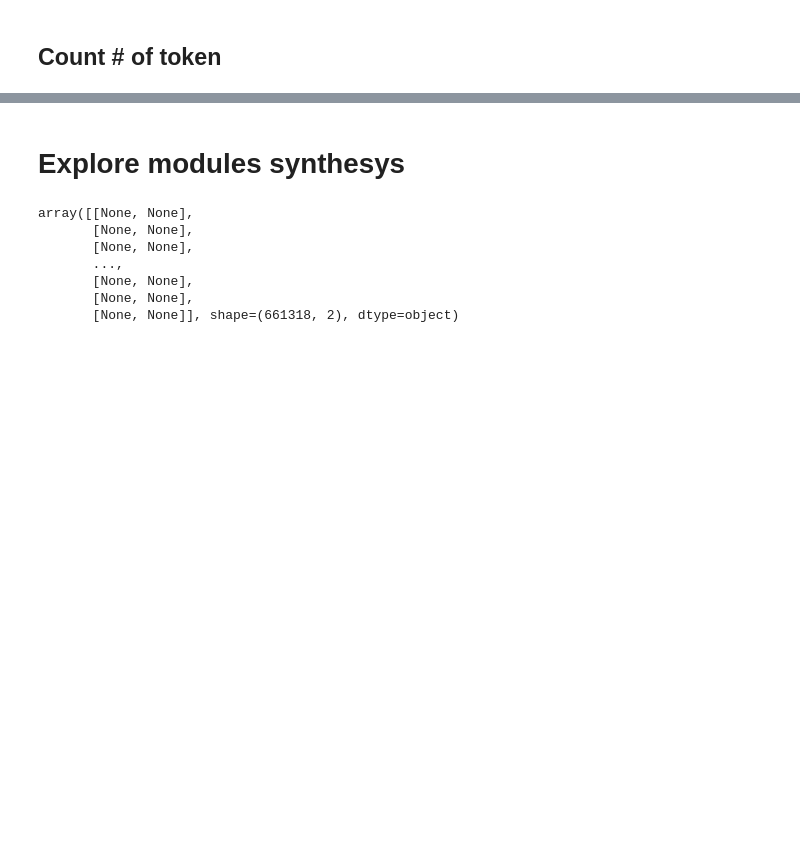
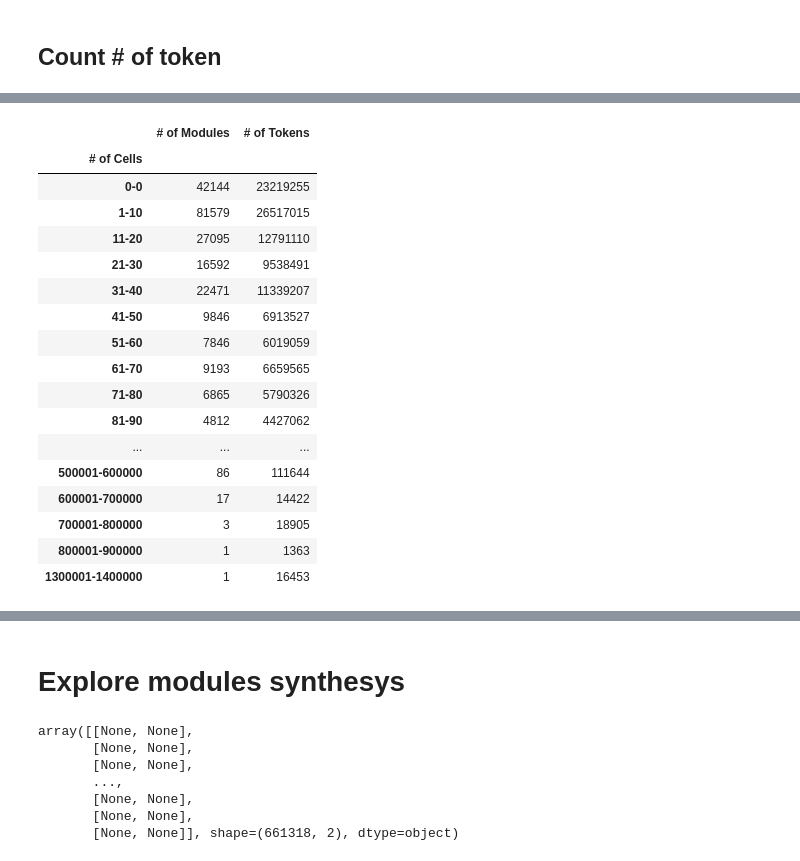
Before and after one commit to ngminhthanh12a3/GNU_COMBA, a Jupyter notebook: src/PyraNetExplore.ipynb, the cells around one changed output, grey strips where cells are left out. Saved outputs shown, nothing was run; the diff lists cells and outputs as text; code cells hidden in the pictures; blank space fills up the shorter version.

```diff
--- a/src/PyraNetExplore.ipynb
+++ b/src/PyraNetExplore.ipynb
@@ -93,3 +341,25 @@ dataset = dataset.map(formatting_prompts_func, batched = True, num_proc=os.cpu_c
+# %%
+my_df_group = my_df_group.sort_index(key=lambda x: x.str.split('-').map(lambda y: int(y[0])))
+my_df_group
+# %% [output]
+|  | # of Modules | # of Tokens |
+| # of Cells |  |  |
+| 0-0 | 42144 | 23219255 |
+| 1-10 | 81579 | 26517015 |
+| 11-20 | 27095 | 12791110 |
+| 21-30 | 16592 | 9538491 |
+| 31-40 | 22471 | 11339207 |
+| 41-50 | 9846 | 6913527 |
+| 51-60 | 7846 | 6019059 |
+| 61-70 | 9193 | 6659565 |
+| 71-80 | 6865 | 5790326 |
+| 81-90 | 4812 | 4427062 |
+| ... | ... | ... |
+| 500001-600000 | 86 | 111644 |
+| 600001-700000 | 17 | 14422 |
+| 700001-800000 | 3 | 18905 |
+| 800001-900000 | 1 | 1363 |
+| 1300001-1400000 | 1 | 16453 |
 # %%
 dataset
 # %% [output]
```
Also changed, not shown: parts of 95 cells of this notebook, 23 other files.
